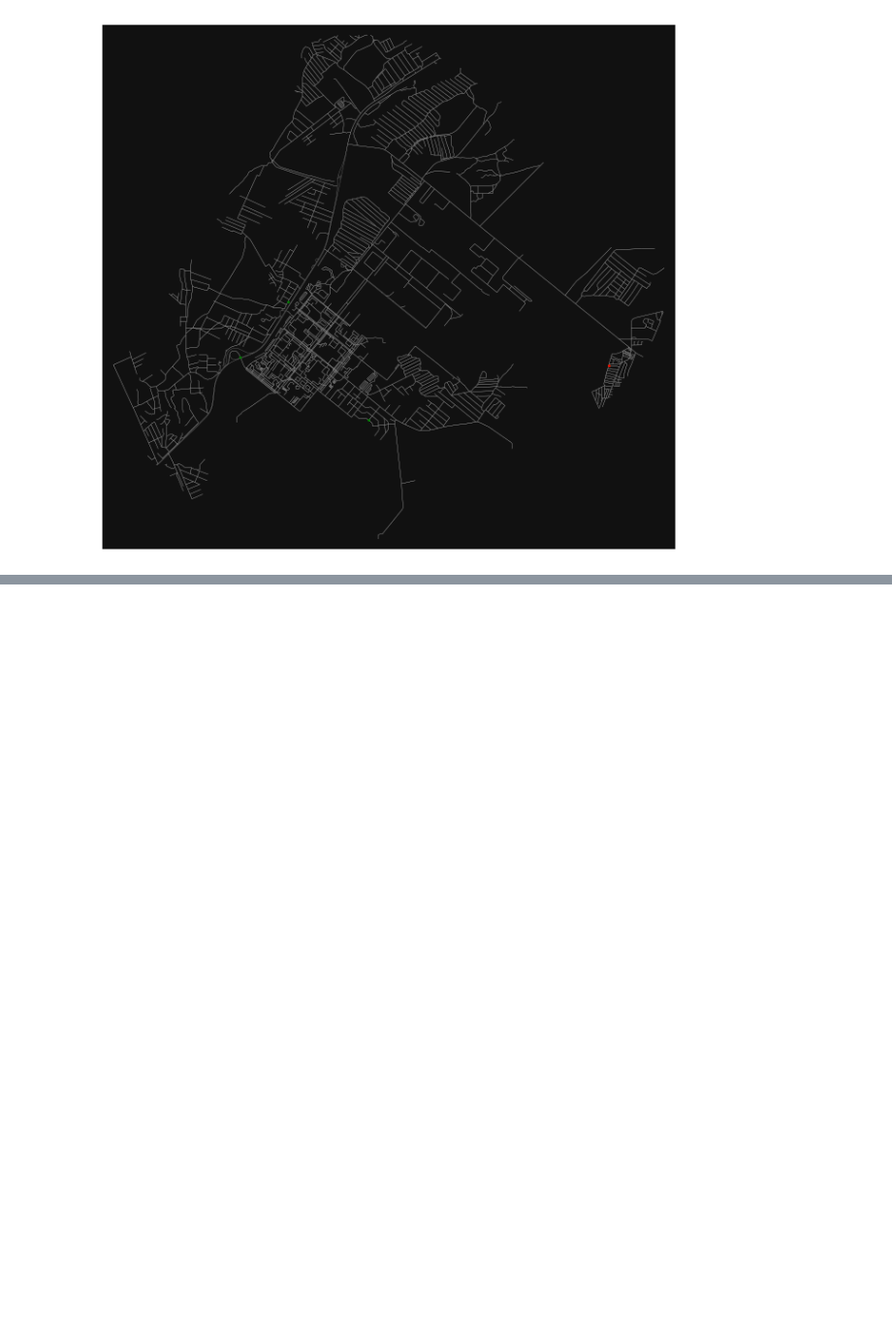
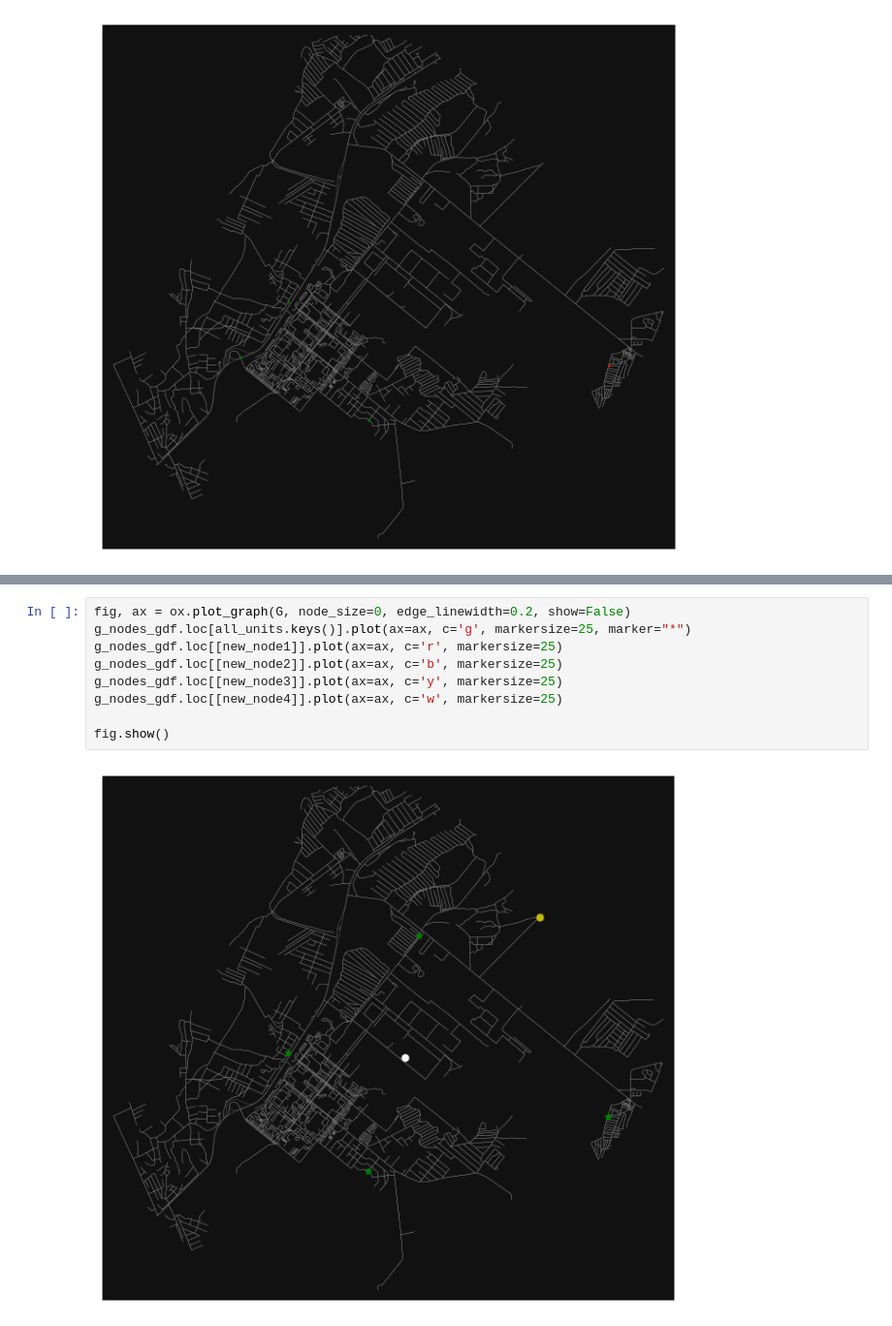
Before and after one commit to Obsidian-pb/genesis, a Jupyter notebook: work/genesis/point_selectors_construct.ipynb, the cells around one changed output, grey strips where cells are left out. Shown at 97% size. Drawn from its saved outputs; the diff is of its cells as text; blank space fills up the shorter version.

```diff
--- a/work/genesis/point_selectors_construct.ipynb
+++ b/work/genesis/point_selectors_construct.ipynb
@@ -269,0 +392,11 @@ g_nodes_gdf.loc[[new_node]].plot(ax=ax, c='r', markersize=1)
+# %%
+fig, ax = ox.plot_graph(G, node_size=0, edge_linewidth=0.2, show=False)
+g_nodes_gdf.loc[all_units.keys()].plot(ax=ax, c='g', markersize=25, marker="*")
+g_nodes_gdf.loc[[new_node1]].plot(ax=ax, c='r', markersize=25)
+g_nodes_gdf.loc[[new_node2]].plot(ax=ax, c='b', markersize=25)
+g_nodes_gdf.loc[[new_node3]].plot(ax=ax, c='y', markersize=25)
+g_nodes_gdf.loc[[new_node4]].plot(ax=ax, c='w', markersize=25)
+
+fig.show()
+# %% [output]
+[figure, added]
```
Also changed, not shown: parts of 6 cells of this notebook, 5 other files.
